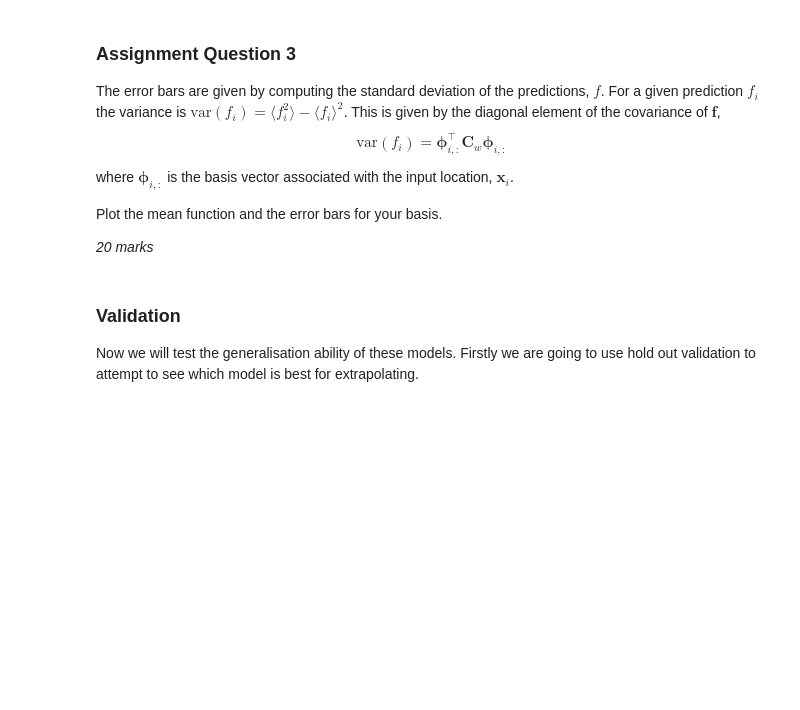
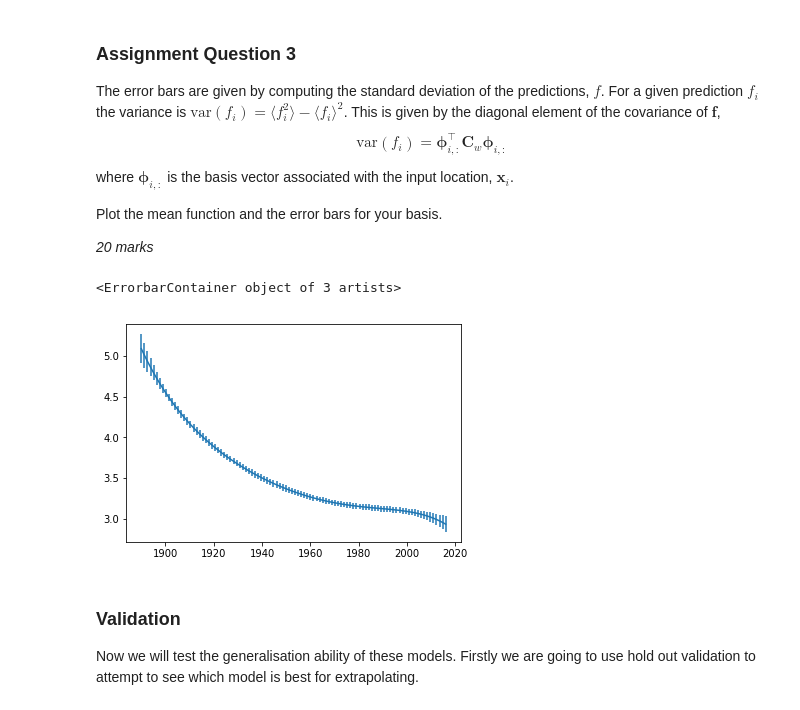
Before and after one commit to Yang-Xavier/ML-Labsession, a Jupyter notebook: week6/lab_session_week6.ipynb, the cells around one changed output. Drawn from its saved outputs; the diff is of its cells as text; code cells hidden in the pictures; blank space fills up the shorter version.

```diff
--- a/week6/lab_session_week6.ipynb
+++ b/week6/lab_session_week6.ipynb
@@ -366,8 +366,8 @@ Compute the covariance for $\mathbf{w}$ given the training data (using the formu
 # Do not delete these comments, otherwise you will get zero for this answer.
 # Make sure your code has run and the answer is correct *before* submitting your notebook for marking.
 sigma2 = 0.01
-w_cov = np.matrix(1/sigma2*np.dot(Phi.T,Phi_m)+1/alpha*np.ones(Phi.shape[1])).I
-w_mean = np.asarray(np.dot(np.dot(w_cov*1/sigma2, Phi_m.T), y))
+w_cov = np.matrix(1/sigma2*np.dot(Phi.T,Phi)+1/alpha*np.ones(Phi.shape[1])).I
+w_mean = np.asarray(np.dot(np.dot(w_cov*1/sigma2, Phi.T), y))
 print("The covariance for  w:")
 print(w_cov)
 print("The mean for  w:")
@@ -601,14 +601,18 @@ Plot the mean function and the error bars for your basis.
 # %%
 # Question 3 Answer Code
 # Write code for you answer to this question in this box
 # Do not delete these comments, otherwise you will get zero for this answer.
 # Make sure your code has run and the answer is correct *before* submitting your notebook for marking.
 
 # Compute variance at function values
-f_pred_var =
-f_pred_std =
+f_pred_var = np.dot(np.dot(Phi_pred,w_cov),Phi_pred.T)
+f_pred_std = np.sqrt(np.diag(f_pred_var))
 
 # plot the mean and error bars at 2 standard deviations above and below the mean
+plt.errorbar(x_pred, f_pred_mean, yerr=f_pred_std)
+# %% [output]
+<ErrorbarContainer object of 3 artists>
+[figure, added]
 # %% [markdown]
 ### Validation
 
```
Also changed, not shown: parts of 10 cells of this notebook, 1 other file.
